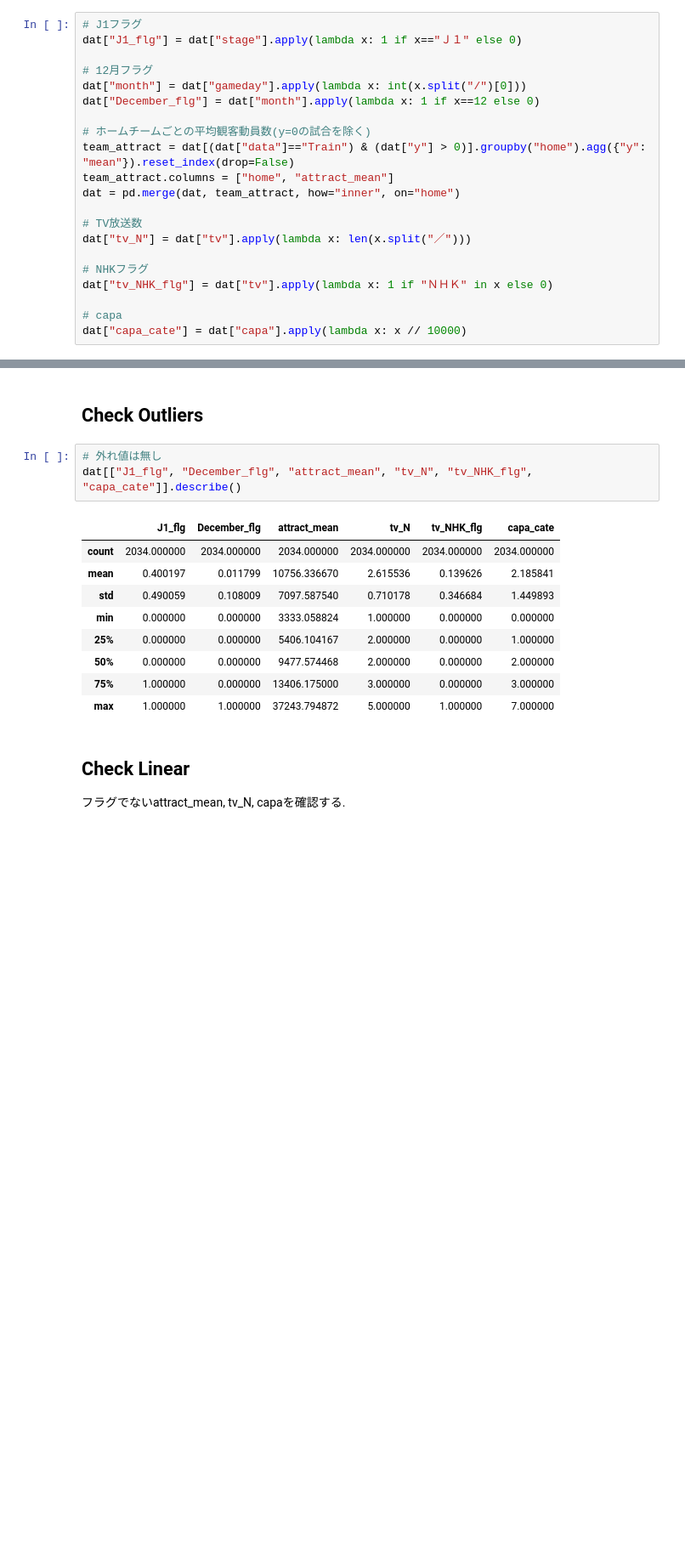
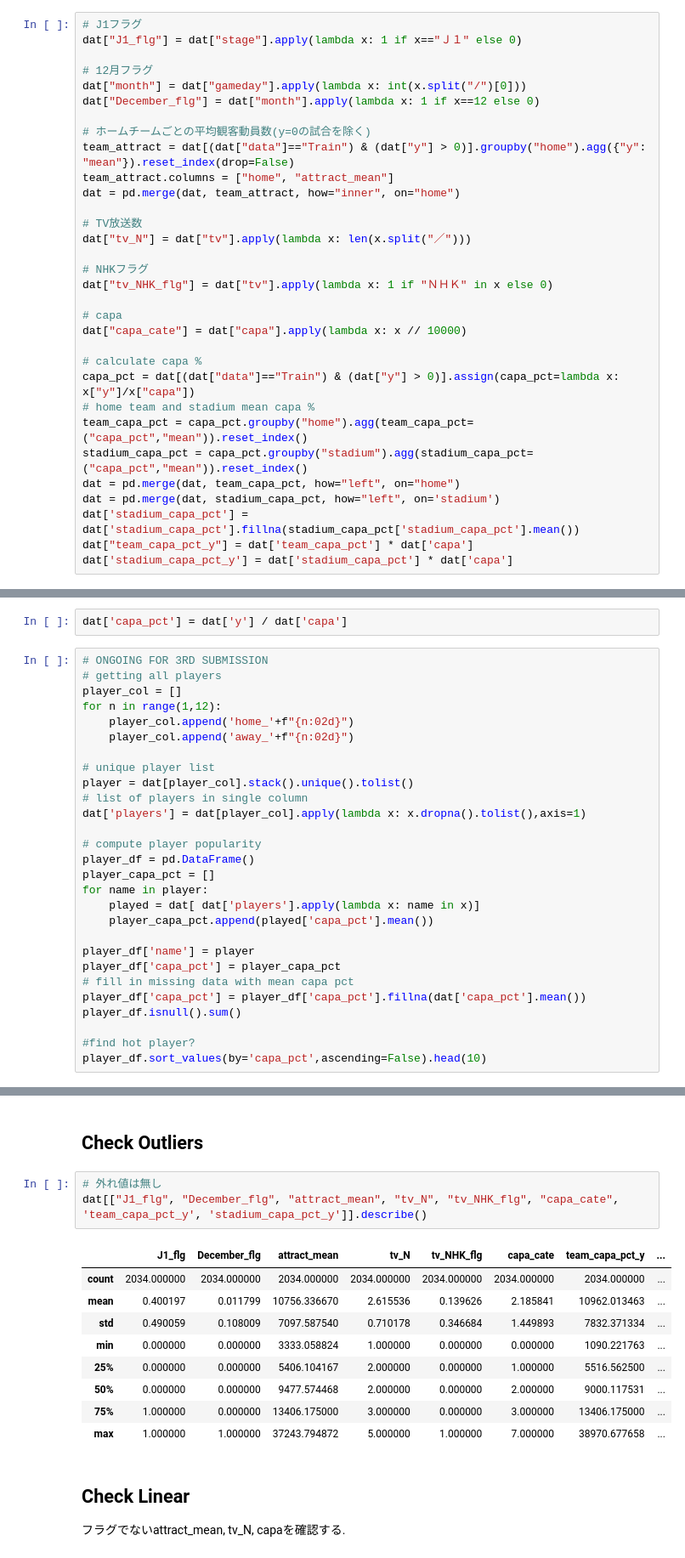
Before and after one commit to ixotech1/dstrainingclass, a Jupyter notebook: study/05/05_Linear_Regression_Sample.ipynb, the cells around one changed output, grey strips where cells are left out. Shown at 85% size. Cells and saved outputs as stored; diff of their text form; blank space fills up the shorter version.

```diff
--- a/study/05/05_Linear_Regression_Sample.ipynb
+++ b/study/05/05_Linear_Regression_Sample.ipynb
@@ -84,3 +91,14 @@ dat["tv_NHK_flg"] = dat["tv"].apply(lambda x: 1 if "ＮＨＫ" in x else 0)
 
 # capa
 dat["capa_cate"] = dat["capa"].apply(lambda x: x // 10000)
+
+# calculate capa %
+capa_pct = dat[(dat["data"]=="Train") & (dat["y"] > 0)].assign(capa_pct=lambda x: x["y"]/x["capa"])
+# home team and stadium mean capa %
+team_capa_pct = capa_pct.groupby("home").agg(team_capa_pct=("capa_pct","mean")).reset_index()
+stadium_capa_pct = capa_pct.groupby("stadium").agg(stadium_capa_pct=("capa_pct","mean")).reset_index()
+dat = pd.merge(dat, team_capa_pct, how="left", on="home")
+dat = pd.merge(dat, stadium_capa_pct, how="left", on='stadium')
+dat['stadium_capa_pct'] = dat['stadium_capa_pct'].fillna(stadium_capa_pct['stadium_capa_pct'].mean())
+dat["team_capa_pct_y"] = dat['team_capa_pct'] * dat['capa']
+dat['stadium_capa_pct_y'] = dat['stadium_capa_pct'] * dat['capa']
@@ -90,0 +105,30 @@ dat.shape
+# %%
+dat['capa_pct'] = dat['y'] / dat['capa']
+# %%
+# ONGOING FOR 3RD SUBMISSION
+# getting all players
+player_col = []
+for n in range(1,12):
+    player_col.append('home_'+f"{n:02d}")
+    player_col.append('away_'+f"{n:02d}")
+
+# unique player list
+player = dat[player_col].stack().unique().tolist()
+# list of players in single column
+dat['players'] = dat[player_col].apply(lambda x: x.dropna().tolist(),axis=1)
+
+# compute player popularity
+player_df = pd.DataFrame()
+player_capa_pct = []
+for name in player:
+    played = dat[ dat['players'].apply(lambda x: name in x)]
+    player_capa_pct.append(played['capa_pct'].mean())
+
+player_df['name'] = player
+player_df['capa_pct'] = player_capa_pct
+# fill in missing data with mean capa pct
+player_df['capa_pct'] = player_df['capa_pct'].fillna(dat['capa_pct'].mean())
+player_df.isnull().sum()
+
+#find hot player?
+player_df.sort_values(by='capa_pct',ascending=False).head(10)
@@ -92,17 +148,17 @@ dat.shape
 ## Check Outliers
 # %%
 # 外れ値は無し
-dat[["J1_flg", "December_flg", "attract_mean", "tv_N", "tv_NHK_flg", "capa_cate"]].describe()
+dat[["J1_flg", "December_flg", "attract_mean", "tv_N", "tv_NHK_flg", "capa_cate", 'team_capa_pct_y', 'stadium_capa_pct_y']].describe()
 # %% [output]
-|  | J1_flg | December_flg | attract_mean | tv_N | tv_NHK_flg | capa_cate |
-| count | 2034.000000 | 2034.000000 | 2034.000000 | 2034.000000 | 2034.000000 | 2034.000000 |
-| mean | 0.400197 | 0.011799 | 10756.336670 | 2.615536 | 0.139626 | 2.185841 |
-| std | 0.490059 | 0.108009 | 7097.587540 | 0.710178 | 0.346684 | 1.449893 |
-| min | 0.000000 | 0.000000 | 3333.058824 | 1.000000 | 0.000000 | 0.000000 |
-| 25% | 0.000000 | 0.000000 | 5406.104167 | 2.000000 | 0.000000 | 1.000000 |
-| 50% | 0.000000 | 0.000000 | 9477.574468 | 2.000000 | 0.000000 | 2.000000 |
-| 75% | 1.000000 | 0.000000 | 13406.175000 | 3.000000 | 0.000000 | 3.000000 |
-| max | 1.000000 | 1.000000 | 37243.794872 | 5.000000 | 1.000000 | 7.000000 |
+|  | J1_flg | December_flg | attract_mean | tv_N | tv_NHK_flg | capa_cate | team_capa_pct_y | ... |
+| count | 2034.000000 | 2034.000000 | 2034.000000 | 2034.000000 | 2034.000000 | 2034.000000 | 2034.000000 | ... |
+| mean | 0.400197 | 0.011799 | 10756.336670 | 2.615536 | 0.139626 | 2.185841 | 10962.013463 | ... |
+| std | 0.490059 | 0.108009 | 7097.587540 | 0.710178 | 0.346684 | 1.449893 | 7832.371334 | ... |
+| min | 0.000000 | 0.000000 | 3333.058824 | 1.000000 | 0.000000 | 0.000000 | 1090.221763 | ... |
+| 25% | 0.000000 | 0.000000 | 5406.104167 | 2.000000 | 0.000000 | 1.000000 | 5516.562500 | ... |
+| 50% | 0.000000 | 0.000000 | 9477.574468 | 2.000000 | 0.000000 | 2.000000 | 9000.117531 | ... |
+| 75% | 1.000000 | 0.000000 | 13406.175000 | 3.000000 | 0.000000 | 3.000000 | 13406.175000 | ... |
+| max | 1.000000 | 1.000000 | 37243.794872 | 5.000000 | 1.000000 | 7.000000 | 38970.677658 | ... |
 # %% [markdown]
 ## Check Linear
  フラグでないattract_mean, tv_N, capaを確認する.
```
Also changed, not shown: parts of 13 cells of this notebook, 2 other files.
